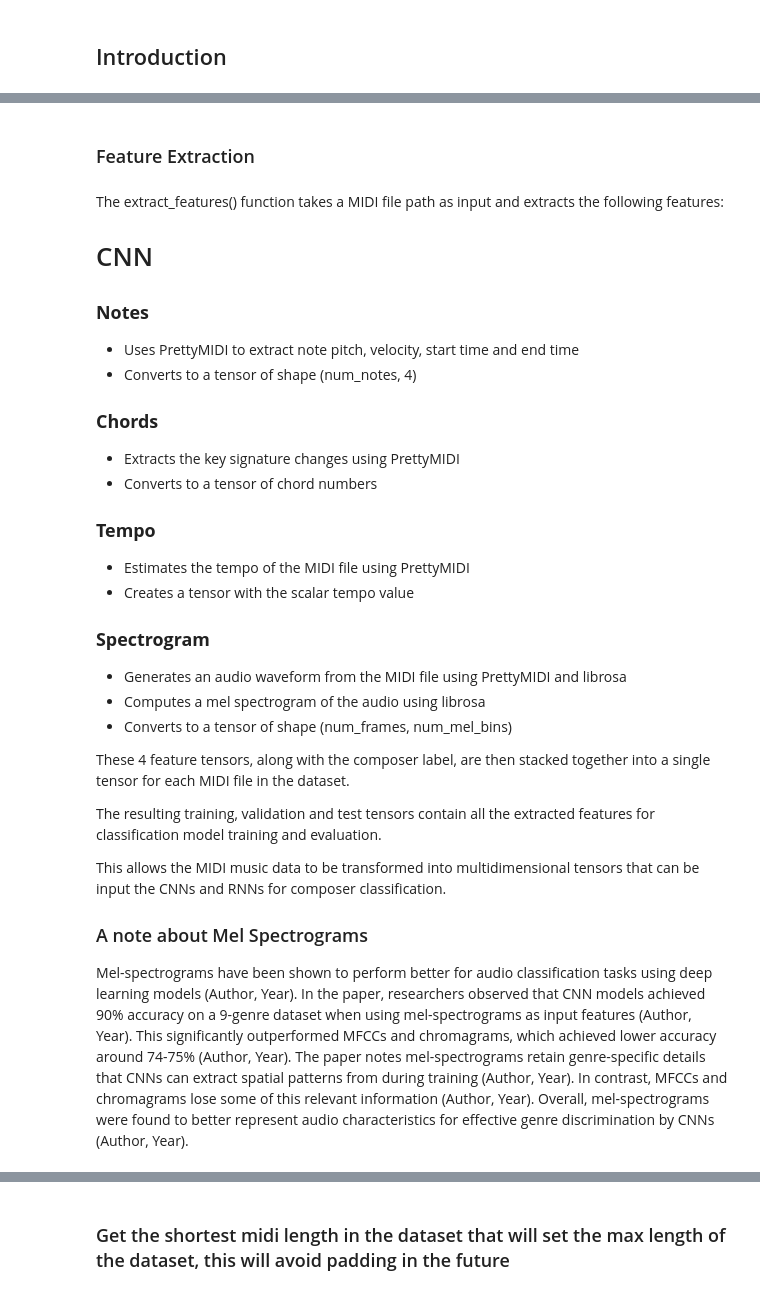
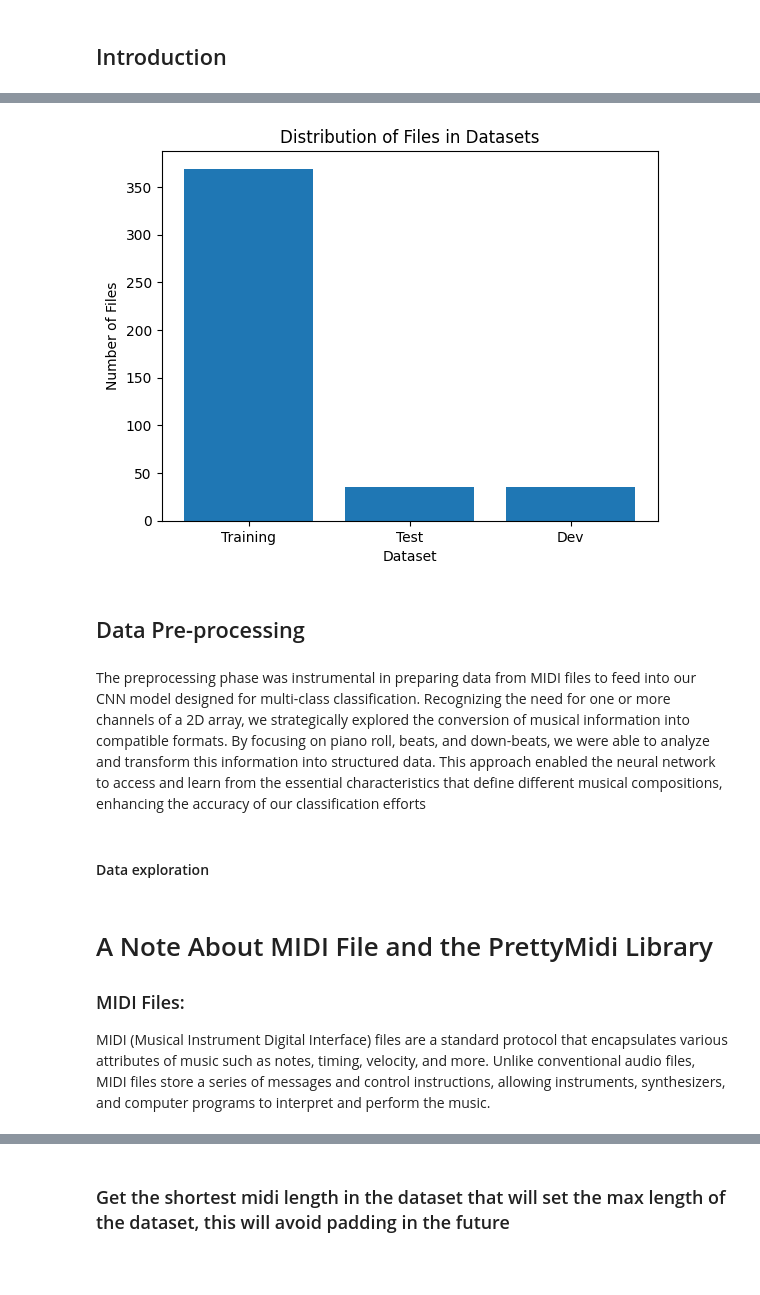
Before and after one commit to mugithi/msaai-nn, a Jupyter notebook: MachineLearningforComposerClassificationUsingMusicalScores.ipynb, the cells around one changed output, grey strips where cells are left out. Saved outputs shown, nothing was run; the diff lists cells and outputs as text; code cells hidden in the pictures; blank space fills up the shorter version.

```diff
--- a/MachineLearningforComposerClassificationUsingMusicalScores.ipynb
+++ b/MachineLearningforComposerClassificationUsingMusicalScores.ipynb
@@ -25,40 +20,36 @@ The trained model can be evaluated on the validation set during training, and th
-# %% [markdown]
-### Feature Extraction
-# %% [markdown]
-The extract_features() function takes a MIDI file path as input and extracts the following features:
-
-# CNN
-
-### **Notes**
-
-- Uses PrettyMIDI to extract note pitch, velocity, start time and end time
-- Converts to a tensor of shape (num_notes, 4)
-
-### **Chords**
-
-- Extracts the key signature changes using PrettyMIDI
-- Converts to a tensor of chord numbers
-
-### **Tempo**
-
-- Estimates the tempo of the MIDI file using PrettyMIDI
-- Creates a tensor with the scalar tempo value
-
-### **Spectrogram**
-
-- Generates an audio waveform from the MIDI file using PrettyMIDI and librosa
-- Computes a mel spectrogram of the audio using librosa
-- Converts to a tensor of shape (num_frames, num_mel_bins)
-
-These 4 feature tensors, along with the composer label, are then stacked together into a single tensor for each MIDI file in the dataset.
-
-The resulting training, validation and test tensors contain all the extracted features for classification model training and evaluation.
-
-This allows the MIDI music data to be transformed into multidimensional tensors that can be input the CNNs and RNNs for composer classification.
-
-### A note about Mel Spectrograms
-
-Mel-spectrograms have been shown to perform better for audio classification tasks using deep learning models (Author, Year). In the paper, researchers observed that CNN models achieved 90% accuracy on a 9-genre dataset when using mel-spectrograms as input features (Author, Year). This significantly outperformed MFCCs and chromagrams, which achieved lower accuracy around 74-75% (Author, Year). The paper notes mel-spectrograms retain genre-specific details that CNNs can extract spatial patterns from during training (Author, Year). In contrast, MFCCs and chromagrams lose some of this relevant information (Author, Year). Overall, mel-spectrograms were found to better represent audio characteristics for effective genre discrimination by CNNs (Author, Year).
+# %%
+import os
+import matplotlib.pyplot as plt
+
+def count_files_in_folder(folder_path):
+    return sum([len(files) for _, _, files in os.walk(folder_path)])
+
+def visualize_distribution(data, labels, title):
+    plt.bar(labels, data)
+    plt.xlabel('Dataset')
+    plt.ylabel('Number of Files')
+    plt.title(title)
+    plt.show()
+
+train_folder = 'NN_midi_files_extended/train'
+test_folder = 'NN_midi_files_extended/test'
+dev_folder = 'NN_midi_files_extended/dev'
+
+train_count = count_files_in_folder(train_folder)
+test_count = count_files_in_folder(test_folder)
+dev_count = count_files_in_folder(dev_folder)
+
+data = [train_count, test_count, dev_count]
+labels = ['Training', 'Test', 'Dev']
+title = 'Distribution of Files in Datasets'
+
+visualize_distribution(data, labels, title)
+# %% [output]
+[figure, added]
+# %% [markdown]
+## Data Pre-processing
+# %% [markdown]
+The preprocessing phase was instrumental in preparing data from MIDI files to feed into our CNN model designed for multi-class classification. Recognizing the need for one or more channels of a 2D array, we strategically explored the conversion of musical information into compatible formats. By focusing on piano roll, beats, and down-beats, we were able to analyze and transform this information into structured data. This approach enabled the neural network to access and learn from the essential characteristics that define different musical compositions, enhancing the accuracy of our classification efforts
 # %%
 import pretty_midi as pm
 import torchaudio
@@ -73 +67,9 @@ import pretty_midi as pm
+# %% [markdown]
+#### Data exploration
+# %% [markdown]
+# A Note About MIDI File and the PrettyMidi Library
+
+### MIDI Files:
+
+MIDI (Musical Instrument Digital Interface) files are a standard protocol that encapsulates various attributes of music such as notes, timing, velocity, and more. Unlike conventional audio files, MIDI files store a series of messages and control instructions, allowing instruments, synthesizers, and computer programs to interpret and perform the music.
 # %%
```
Also changed, not shown: parts of 39 cells of this notebook.
